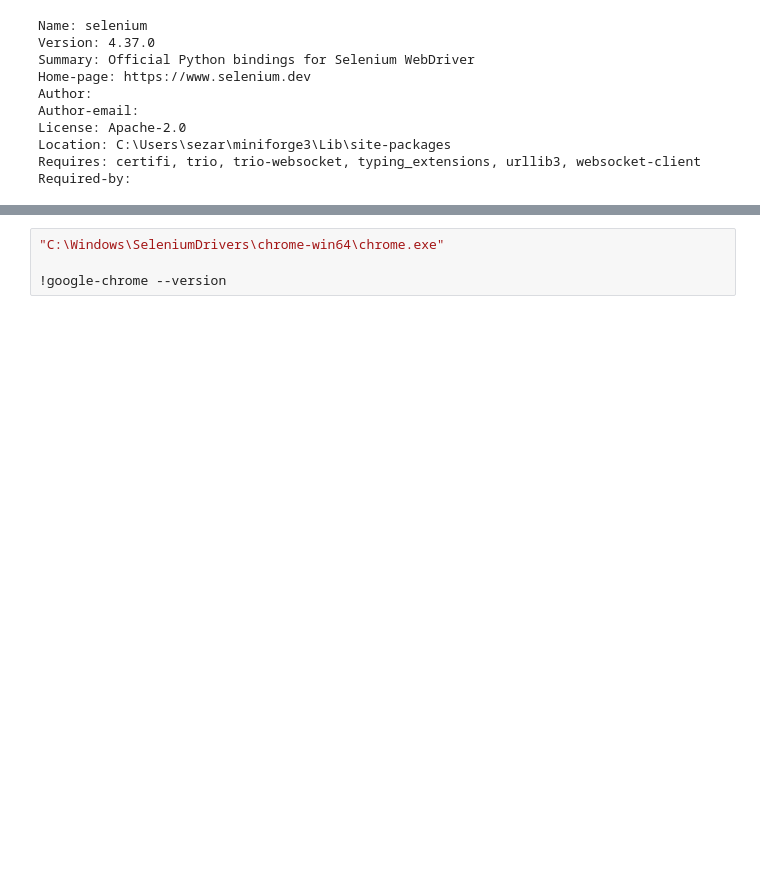
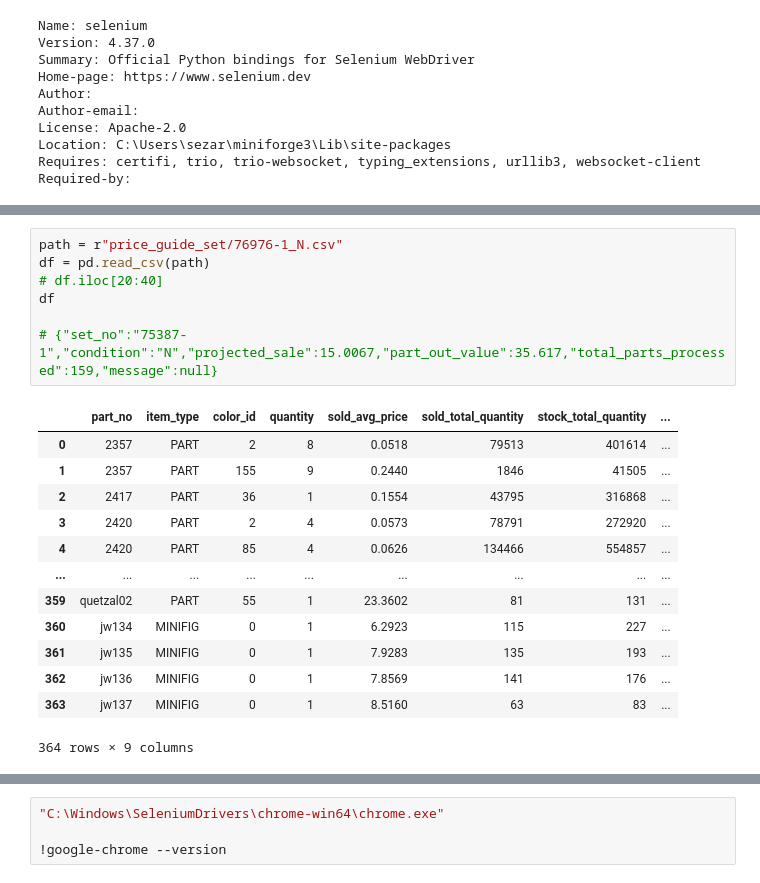
Before and after one commit to sezar543/PRINCG_BL, a Jupyter notebook: Crawler.ipynb, the cells around one changed output, grey strips where cells are left out. Saved outputs shown, nothing was run; the diff lists cells and outputs as text; blank space fills up the shorter version.

```diff
--- a/Crawler.ipynb
+++ b/Crawler.ipynb
@@ -245,0 +1338,21 @@ Error: Can not connect to the Service C:\Windows\SeleniumDrivers\chrome-win64\ch
+# %%
+path = r"price_guide_set/76976-1_N.csv"
+df = pd.read_csv(path)
+# df.iloc[20:40]
+df
+
+# {"set_no":"75387-1","condition":"N","projected_sale":15.0067,"part_out_value":35.617,"total_parts_processed":159,"message":null}
+# %% [output]
+|  | part_no | item_type | color_id | quantity | sold_avg_price | sold_total_quantity | stock_total_quantity | ... |
+| 0 | 2357 | PART | 2 | 8 | 0.0518 | 79513 | 401614 | ... |
+| 1 | 2357 | PART | 155 | 9 | 0.2440 | 1846 | 41505 | ... |
+| 2 | 2417 | PART | 36 | 1 | 0.1554 | 43795 | 316868 | ... |
+| 3 | 2420 | PART | 2 | 4 | 0.0573 | 78791 | 272920 | ... |
+| 4 | 2420 | PART | 85 | 4 | 0.0626 | 134466 | 554857 | ... |
+| ... | ... | ... | ... | ... | ... | ... | ... | ... |
+| 359 | quetzal02 | PART | 55 | 1 | 23.3602 | 81 | 131 | ... |
+| 360 | jw134 | MINIFIG | 0 | 1 | 6.2923 | 115 | 227 | ... |
+| 361 | jw135 | MINIFIG | 0 | 1 | 7.9283 | 135 | 193 | ... |
+| 362 | jw136 | MINIFIG | 0 | 1 | 7.8569 | 141 | 176 | ... |
+| 363 | jw137 | MINIFIG | 0 | 1 | 8.5160 | 63 | 83 | ... |
+364 rows × 9 columns
```
Also changed, not shown: parts of 9 cells of this notebook, 8 other files.
